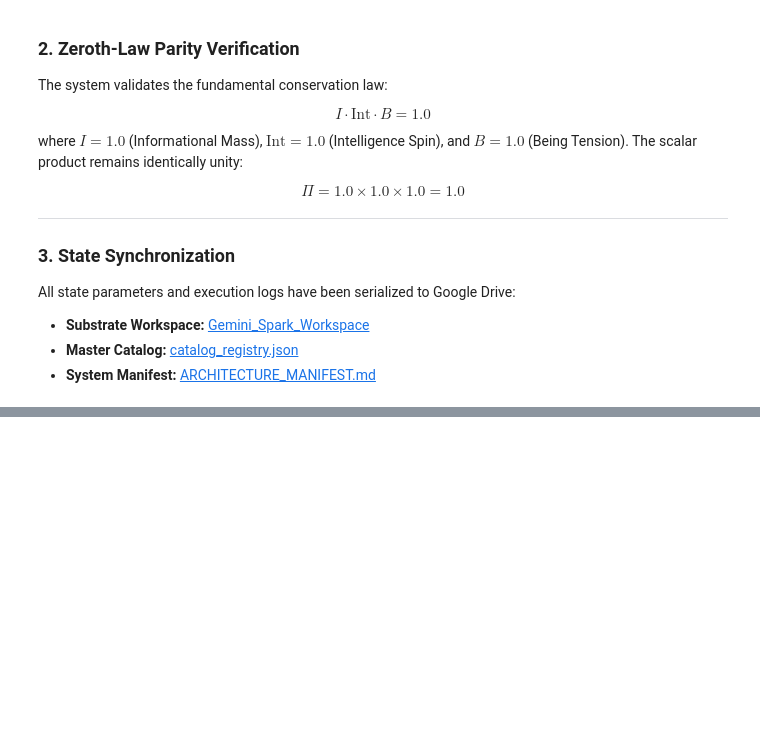
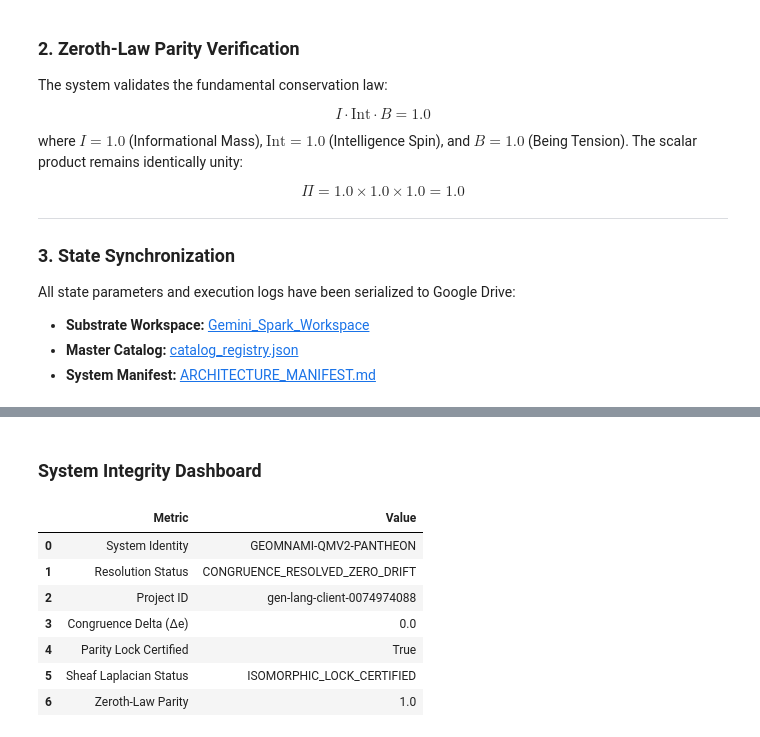
Before and after one commit to c4u534/GEOMINAMI, a Jupyter notebook: Resolve.ipynb, the cells around one changed output, grey strips where cells are left out. Cells and saved outputs as stored; diff of their text form; code cells hidden in the pictures; blank space fills up the shorter version.

```diff
--- a/Resolve.ipynb
+++ b/Resolve.ipynb
@@ -537,0 +599,41 @@ All state parameters and execution logs have been serialized to Google Drive:
+# %%
+import pandas as pd
+from IPython.display import display, Markdown
+
+# Consolidate final state metrics
+status_data = {
+    "Metric": [
+        "System Identity",
+        "Resolution Status",
+        "Project ID",
+        "Congruence Delta (\u0394e)",
+        "Parity Lock Certified",
+        "Sheaf Laplacian Status",
+        "Zeroth-Law Parity"
+    ],
+    "Value": [
+        final_verification['system_identity'],
+        final_verification['resolution_status'],
+        current_creds.get('project_id'),
+        final_verification['max_congruence_delta'],
+        final_verification['parity_lock_certified'],
+        final_verification['sheaf_laplacian_status'],
+        final_verification['zeroth_law_parity']
+    ]
+}
+
+status_df = pd.DataFrame(status_data)
+display(Markdown("### System Integrity Dashboard"))
+display(status_df)
+
+print(f"Final Timestamp: {final_verification['timestamp']}")
+# %% [output]
+### System Integrity Dashboard
+|  | Metric | Value |
+| 0 | System Identity | GEOMNAMI-QMV2-PANTHEON |
+| 1 | Resolution Status | CONGRUENCE_RESOLVED_ZERO_DRIFT |
+| 2 | Project ID | gen-lang-client-0074974088 |
+| 3 | Congruence Delta (Δe) | 0.0 |
+| 4 | Parity Lock Certified | True |
+| 5 | Sheaf Laplacian Status | ISOMORPHIC_LOCK_CERTIFIED |
+| 6 | Zeroth-Law Parity | 1.0 |
```
Also changed, not shown: parts of 13 cells of this notebook.
